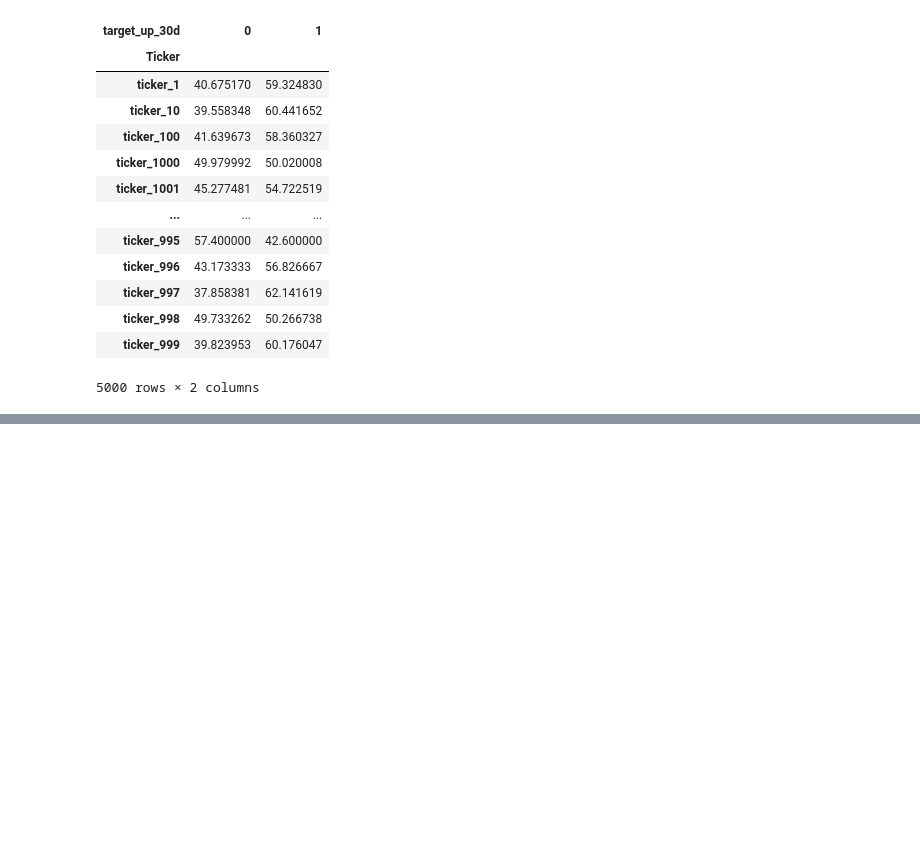
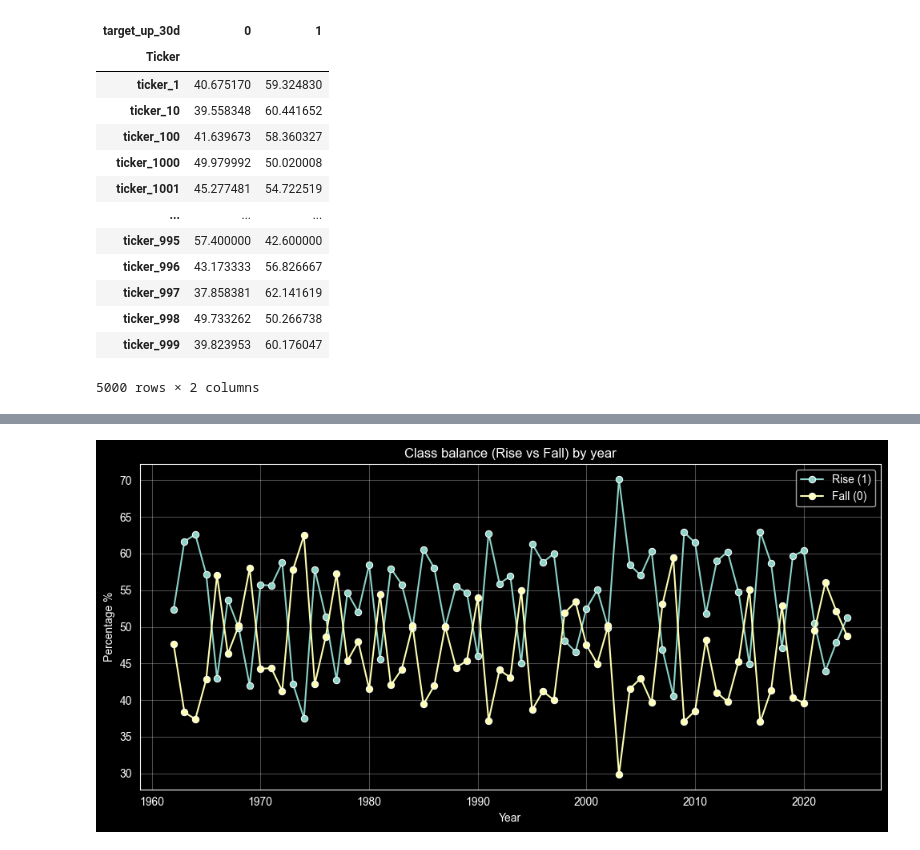
Before and after one commit to OnlyAbdullh/stock-trend-prediction, a Jupyter notebook: notebooks/07-target-variable-creation.ipynb, the cells around one changed output, grey strips where cells are left out. Drawn from its saved outputs; the diff is of its cells as text; code cells hidden in the pictures; blank space fills up the shorter version.

Commit message:
target balance by year.

```diff
--- a/notebooks/07-target-variable-creation.ipynb
+++ b/notebooks/07-target-variable-creation.ipynb
@@ -97,0 +104,25 @@ per_ticker_balance
+# %%
+import matplotlib.pyplot as plt
+import seaborn as sns
+
+per_year_balance = (
+    train_with_target
+    .groupby('year')['target_up_30d']
+    .value_counts(normalize=True)
+    .unstack(fill_value=0) * 100
+)
+per_year_balance = per_year_balance.rename(columns={0: 'pct_fall', 1: 'pct_rise'})
+
+plt.figure(figsize=(10, 5))
+sns.lineplot(data=per_year_balance, x=per_year_balance.index, y='pct_rise', marker='o', label='Rise (1)')
+sns.lineplot(data=per_year_balance, x=per_year_balance.index, y='pct_fall', marker='o', label='Fall (0)')
+
+plt.xlabel('Year')
+plt.ylabel('Percentage %')
+plt.title('Class balance (Rise vs Fall) by year')
+plt.legend()
+plt.grid(True, alpha=0.3)
+plt.tight_layout()
+plt.show()
+# %% [output]
+[figure, added]
```
Also changed, not shown: parts of 1 cell of this notebook.
